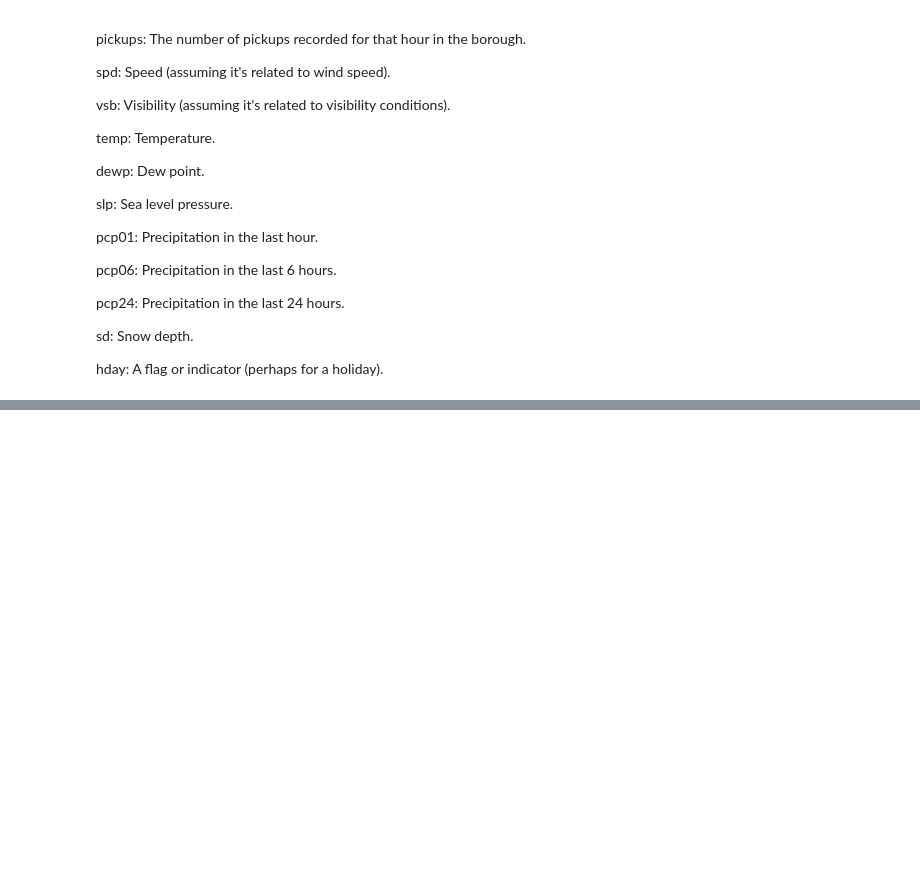
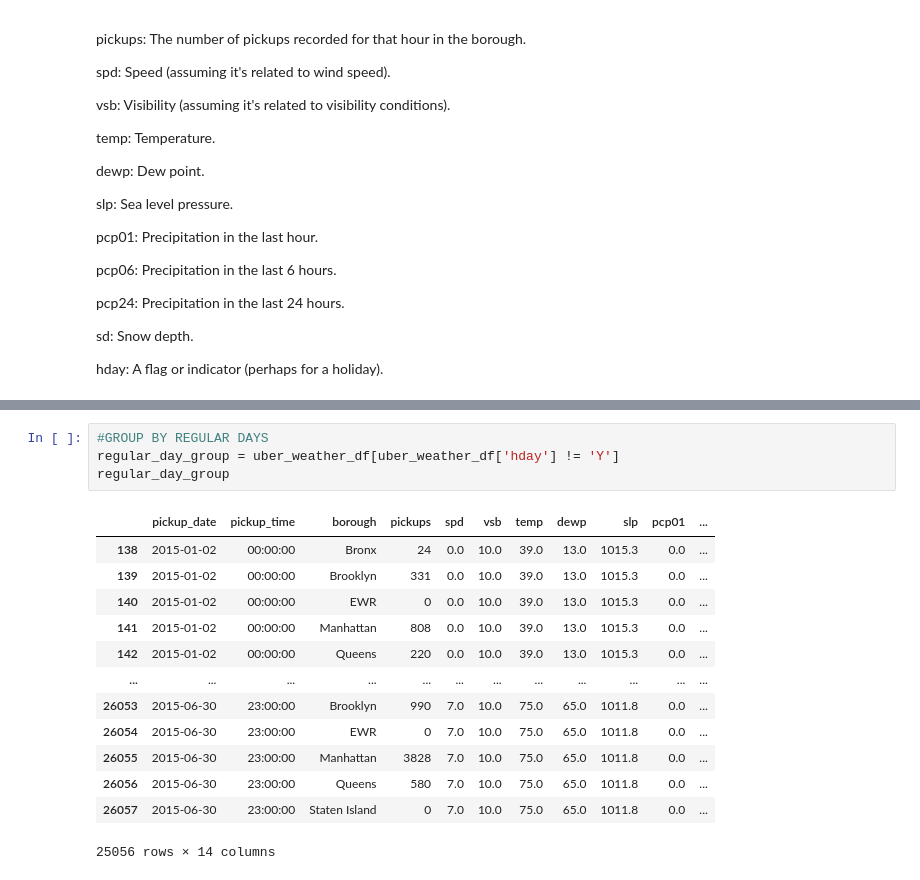
Before and after one commit to Jherza-X/Project1-Group9, a Jupyter notebook: Uber-Weather-Project/project-1 - Q4.ipynb, the cells around one changed output, grey strips where cells are left out. Saved outputs shown, nothing was run; the diff lists cells and outputs as text; blank space fills up the shorter version.

```diff
--- a/Uber-Weather-Project/project-1 - Q4.ipynb
+++ b/Uber-Weather-Project/project-1 - Q4.ipynb
@@ -97,0 +93,18 @@ array(['Bronx', 'Brooklyn', 'EWR', 'Manhattan', 'Queens', 'Staten Island'],
+# %%
+#GROUP BY REGULAR DAYS
+regular_day_group = uber_weather_df[uber_weather_df['hday'] != 'Y']
+regular_day_group
+# %% [output]
+|  | pickup_date | pickup_time | borough | pickups | spd | vsb | temp | dewp | slp | pcp01 | ... |
+| 138 | 2015-01-02 | 00:00:00 | Bronx | 24 | 0.0 | 10.0 | 39.0 | 13.0 | 1015.3 | 0.0 | ... |
+| 139 | 2015-01-02 | 00:00:00 | Brooklyn | 331 | 0.0 | 10.0 | 39.0 | 13.0 | 1015.3 | 0.0 | ... |
+| 140 | 2015-01-02 | 00:00:00 | EWR | 0 | 0.0 | 10.0 | 39.0 | 13.0 | 1015.3 | 0.0 | ... |
+| 141 | 2015-01-02 | 00:00:00 | Manhattan | 808 | 0.0 | 10.0 | 39.0 | 13.0 | 1015.3 | 0.0 | ... |
+| 142 | 2015-01-02 | 00:00:00 | Queens | 220 | 0.0 | 10.0 | 39.0 | 13.0 | 1015.3 | 0.0 | ... |
+| ... | ... | ... | ... | ... | ... | ... | ... | ... | ... | ... | ... |
+| 26053 | 2015-06-30 | 23:00:00 | Brooklyn | 990 | 7.0 | 10.0 | 75.0 | 65.0 | 1011.8 | 0.0 | ... |
+| 26054 | 2015-06-30 | 23:00:00 | EWR | 0 | 7.0 | 10.0 | 75.0 | 65.0 | 1011.8 | 0.0 | ... |
+| 26055 | 2015-06-30 | 23:00:00 | Manhattan | 3828 | 7.0 | 10.0 | 75.0 | 65.0 | 1011.8 | 0.0 | ... |
+| 26056 | 2015-06-30 | 23:00:00 | Queens | 580 | 7.0 | 10.0 | 75.0 | 65.0 | 1011.8 | 0.0 | ... |
+| 26057 | 2015-06-30 | 23:00:00 | Staten Island | 0 | 7.0 | 10.0 | 75.0 | 65.0 | 1011.8 | 0.0 | ... |
+25056 rows × 14 columns
```
Also changed, not shown: parts of 15 cells of this notebook.
